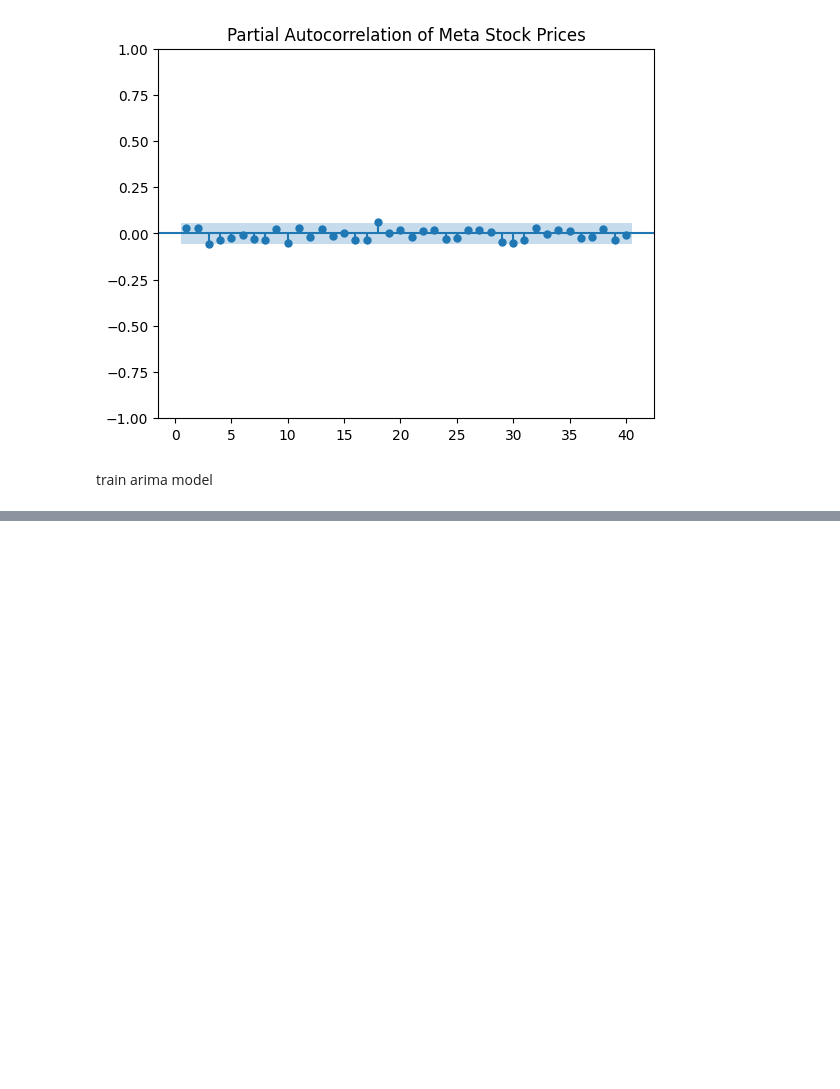
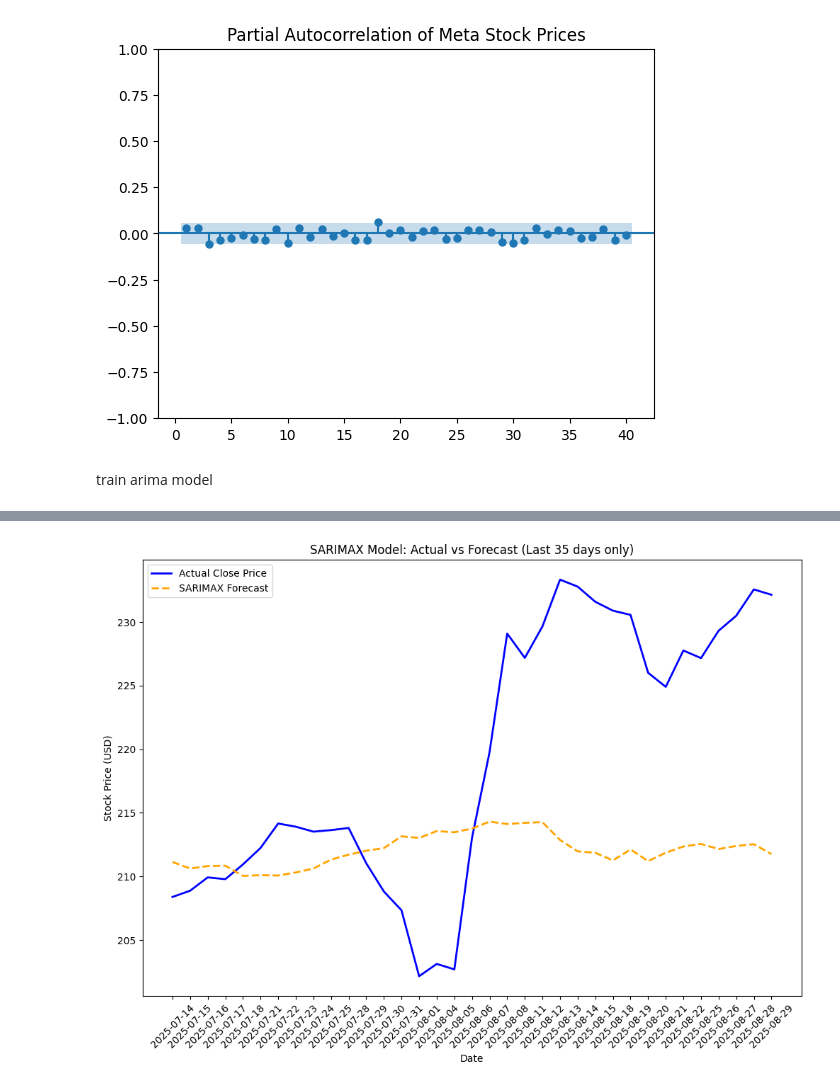
Before and after one commit to rashedulemon/TSF_Stock_Prices, a Jupyter notebook: src/main.ipynb, the cells around one changed output, grey strips where cells are left out. Drawn from its saved outputs; the diff is of its cells as text; code cells hidden in the pictures; blank space fills up the shorter version.

```diff
--- a/src/main.ipynb
+++ b/src/main.ipynb
@@ -244,0 +225,20 @@ Warnings:
+# %%
+plt.figure(figsize=(12,8))
+
+last_35_days = df[['Close', 'forecast']].iloc[-35:]
+
+plt.plot(last_35_days.index, last_35_days['Close'],
+         label='Actual Close Price', color='blue', linewidth=2)
+
+forecast_data = last_35_days['forecast'].dropna()
+plt.plot(forecast_data.index, forecast_data.values,
+         label='SARIMAX Forecast', color='orange', linewidth=2, linestyle='--')
+
+plt.title('SARIMAX Model: Actual vs Forecast (Last 35 days only)')
+plt.ylabel('Stock Price (USD)')
+plt.xlabel('Date')
+plt.legend()
+plt.xticks(rotation=45)
+plt.show()
+# %% [output]
+[figure, added]
```
Also changed, not shown: parts of 24 cells of this notebook.
